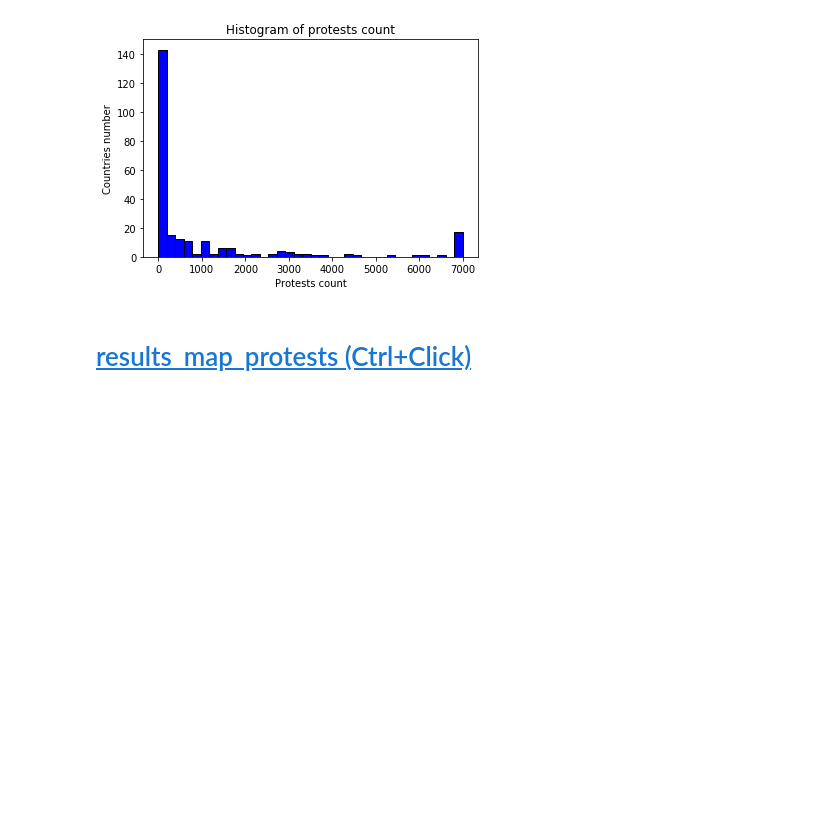
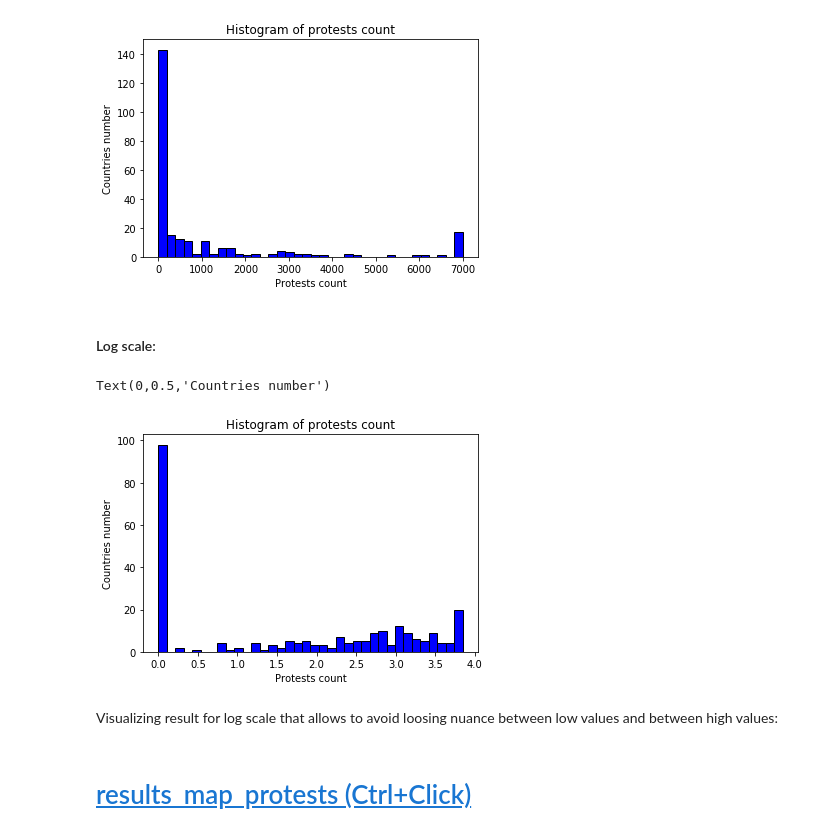
Before and after one commit to Apiquet/ADA_Project, a Jupyter notebook: main.ipynb, the cells around one changed output. Cells and saved outputs as stored; diff of their text form; code cells hidden in the pictures; blank space fills up the shorter version.

```diff
--- a/main.ipynb
+++ b/main.ipynb
@@ -283,6 +288,23 @@ plt.ylabel('Countries number')
 # %% [output]
 Text(0,0.5,'Countries number')
 [figure]
+# %% [markdown]
+#### Log scale:
+# %%
+number_of_protests_per_country['log protests count'] = np.log10(number_of_protests_per_country['protests count'])
+#Getting the distribution of logarithmic protests count
+plt.hist(number_of_protests_per_country['log protests count'], color = 'blue', edgecolor = 'black',
+         bins = int(180/5))
+
+# Add labels
+plt.title('Histogram of protests count')
+plt.xlabel('Protests count')
+plt.ylabel('Countries number')
+# %% [output]
+Text(0,0.5,'Countries number')
+[figure, added]
+# %% [markdown]
+Visualizing result for log scale that allows to avoid loosing nuance between low values and between high values:
 # %%
 results_map_protests = folium.Map([20,0], tiles='cartodbpositron', zoom_start=2)
 results_map_protests.choropleth(geo_data=geo_json_data, data=number_of_protests_per_country,
```
Also changed, not shown: parts of 10 cells of this notebook, 3 other files.
